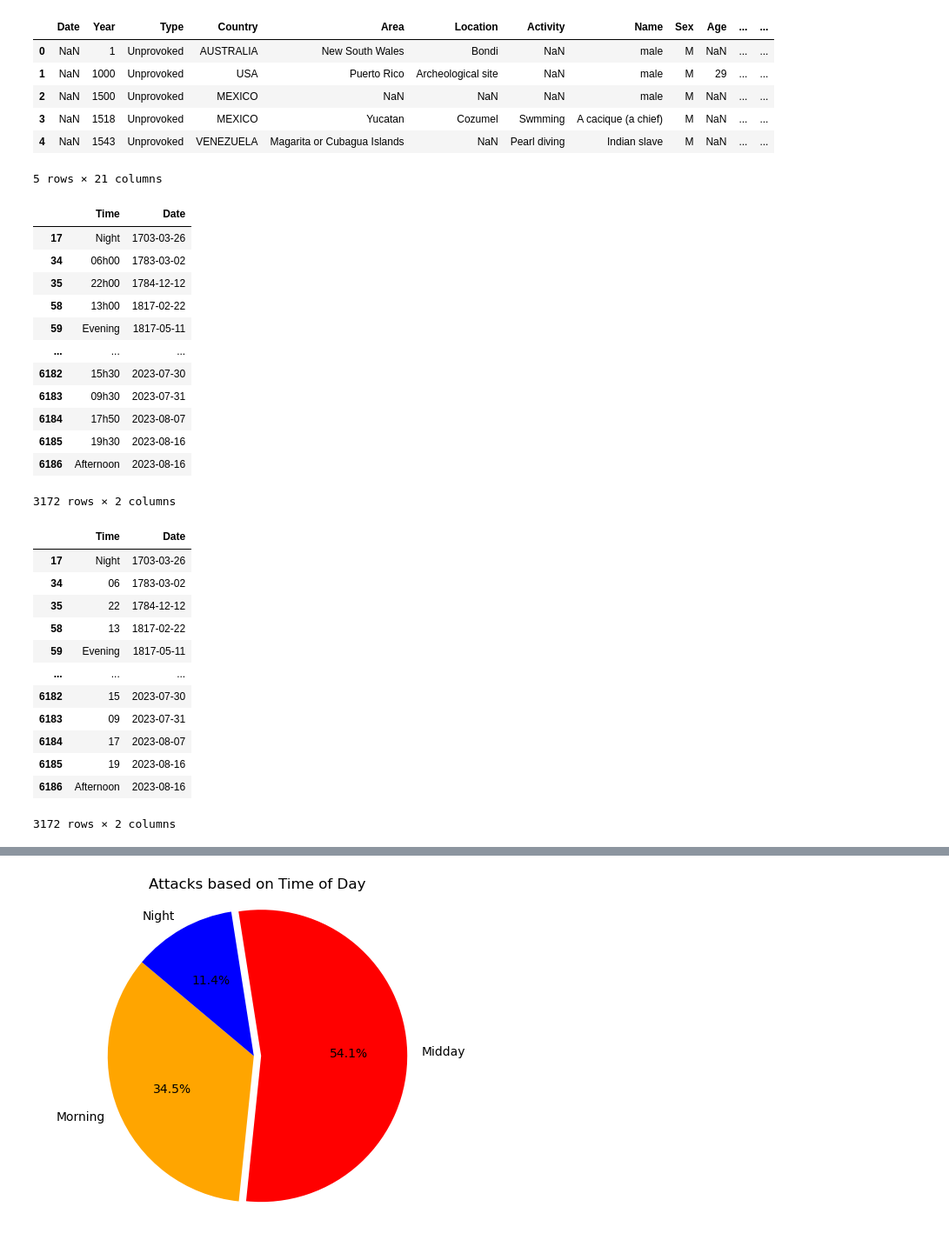
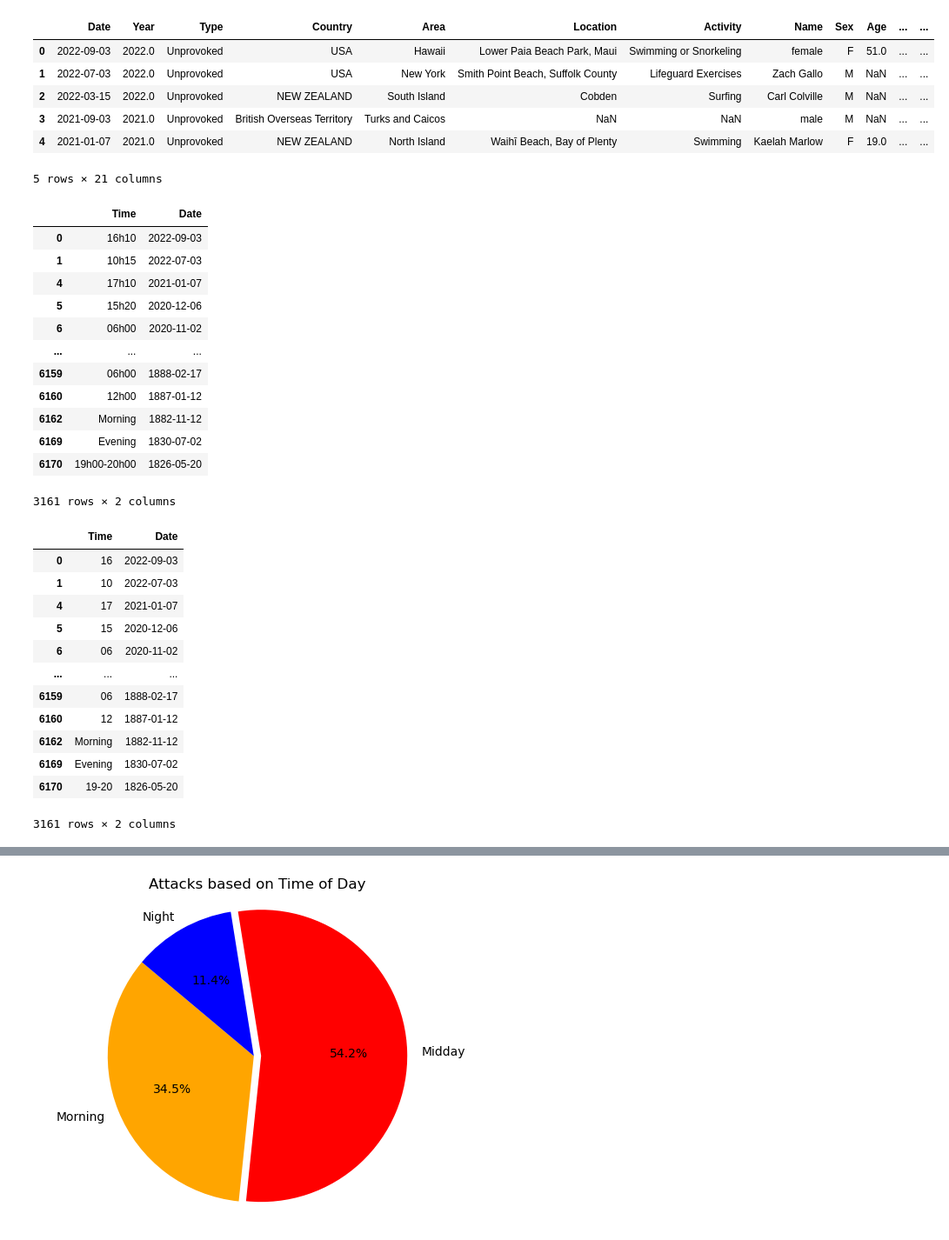
Before and after one commit to Tadespi/Project_1, a Jupyter notebook: Shark Attacks based on Month and Time.ipynb, the cells around one changed output, grey strips where cells are left out. Shown: that part at 87% size. Saved outputs shown, nothing was run; the diff lists cells and outputs as text; code cells hidden in the pictures.

```diff
--- a/Shark Attacks based on Month and Time.ipynb
+++ b/Shark Attacks based on Month and Time.ipynb
@@ -4,16 +4,16 @@ from pathlib import Path
 import matplotlib.pyplot as plt
 # %%
 #Read in the Shark  Attacks excel file
-shark_attack = Path("global-shark-attack.xlsx")
+shark_attack = Path("Resources/global-shark-attack_cleaned.xlsx")
 shark_data = pd.read_excel(shark_attack)
 shark_data.head()
 # %% [output]
 |  | Date | Year | Type | Country | Area | Location | Activity | Name | Sex | Age | ... | ... |
-| 0 | NaN | 1 | Unprovoked | AUSTRALIA | New South Wales | Bondi | NaN | male | M | NaN | ... | ... |
-| 1 | NaN | 1000 | Unprovoked | USA | Puerto Rico | Archeological site | NaN | male | M | 29 | ... | ... |
-| 2 | NaN | 1500 | Unprovoked | MEXICO | NaN | NaN | NaN | male | M | NaN | ... | ... |
-| 3 | NaN | 1518 | Unprovoked | MEXICO | Yucatan | Cozumel | Swmming | A cacique (a chief) | M | NaN | ... | ... |
-| 4 | NaN | 1543 | Unprovoked | VENEZUELA | Magarita or Cubagua Islands | NaN | Pearl diving | Indian slave | M | NaN | ... | ... |
+| 0 | 2022-09-03 | 2022.0 | Unprovoked | USA | Hawaii | Lower Paia Beach Park, Maui | Swimming or Snorkeling | female | F | 51.0 | ... | ... |
+| 1 | 2022-07-03 | 2022.0 | Unprovoked | USA | New York | Smith Point Beach, Suffolk County | Lifeguard Exercises | Zach Gallo | M | NaN | ... | ... |
+| 2 | 2022-03-15 | 2022.0 | Unprovoked | NEW ZEALAND | South Island | Cobden | Surfing | Carl Colville | M | NaN | ... | ... |
+| 3 | 2021-09-03 | 2021.0 | Unprovoked | British Overseas Territory | Turks and Caicos | NaN | NaN | male | M | NaN | ... | ... |
+| 4 | 2021-01-07 | 2021.0 | Unprovoked | NEW ZEALAND | North Island | Waihī Beach, Bay of Plenty | Swimming | Kaelah Marlow | F | 19.0 | ... | ... |
 5 rows × 21 columns
 # %%
 #Data Clean: Drop all columns except Time and Date, drop missing values
@@ -22,36 +22,36 @@ clean_shark= clean_shark.dropna()
 clean_shark
 # %% [output]
 |  | Time | Date |
-| 17 | Night | 1703-03-26 |
-| 34 | 06h00 | 1783-03-02 |
-| 35 | 22h00 | 1784-12-12 |
-| 58 | 13h00 | 1817-02-22 |
-| 59 | Evening | 1817-05-11 |
+| 0 | 16h10 | 2022-09-03 |
+| 1 | 10h15 | 2022-07-03 |
+| 4 | 17h10 | 2021-01-07 |
+| 5 | 15h20 | 2020-12-06 |
+| 6 | 06h00 | 2020-11-02 |
 | ... | ... | ... |
-| 6182 | 15h30 | 2023-07-30 |
-| 6183 | 09h30 | 2023-07-31 |
-| 6184 | 17h50 | 2023-08-07 |
-| 6185 | 19h30 | 2023-08-16 |
-| 6186 | Afternoon | 2023-08-16 |
+| 6159 | 06h00 | 1888-02-17 |
+| 6160 | 12h00 | 1887-01-12 |
+| 6162 | Morning | 1882-11-12 |
+| 6169 | Evening | 1830-07-02 |
+| 6170 | 19h00-20h00 | 1826-05-20 |
-3172 rows × 2 columns
+3161 rows × 2 columns
 # %%
 #Converting rows in 00h00 format to 00 format
 clean_shark['Time'] = clean_shark["Time"].str.replace(r'(\d{2})[hj]+\d{2,3}' , r'\1', regex=True)
 clean_shark
 # %% [output]
 |  | Time | Date |
-| 17 | Night | 1703-03-26 |
-| 34 | 06 | 1783-03-02 |
-| 35 | 22 | 1784-12-12 |
-| 58 | 13 | 1817-02-22 |
-| 59 | Evening | 1817-05-11 |
+| 0 | 16 | 2022-09-03 |
+| 1 | 10 | 2022-07-03 |
+| 4 | 17 | 2021-01-07 |
+| 5 | 15 | 2020-12-06 |
+| 6 | 06 | 2020-11-02 |
 | ... | ... | ... |
-| 6182 | 15 | 2023-07-30 |
-| 6183 | 09 | 2023-07-31 |
-| 6184 | 17 | 2023-08-07 |
-| 6185 | 19 | 2023-08-16 |
-| 6186 | Afternoon | 2023-08-16 |
+| 6159 | 06 | 1888-02-17 |
+| 6160 | 12 | 1887-01-12 |
+| 6162 | Morning | 1882-11-12 |
+| 6169 | Evening | 1830-07-02 |
+| 6170 | 19-20 | 1826-05-20 |
-3172 rows × 2 columns
+3161 rows × 2 columns
 # %%
 #Regex code to delete "--", "/\", and spaces. Shows unique values left
 clean_shark['Time'] = clean_shark["Time"].str.replace(r'(\d{2})\s*/\s*\d{2}' , r'\1', regex=True)
```
Also changed, not shown: parts of 11 cells of this notebook.
